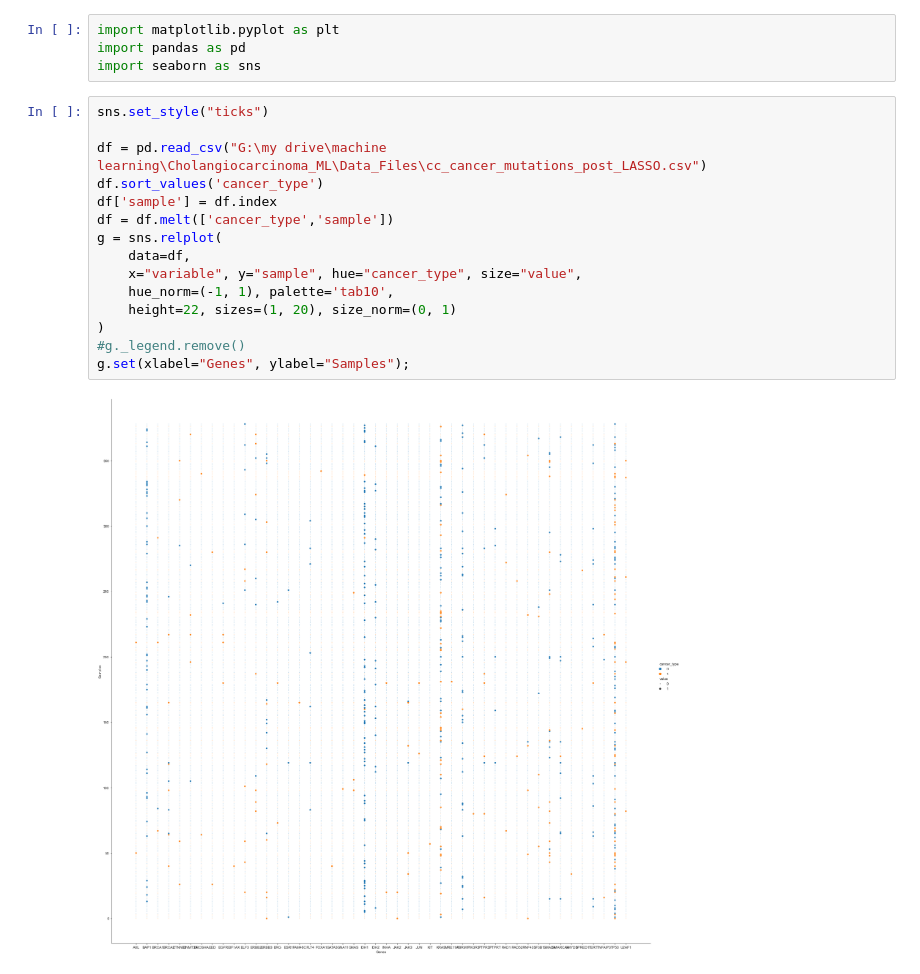
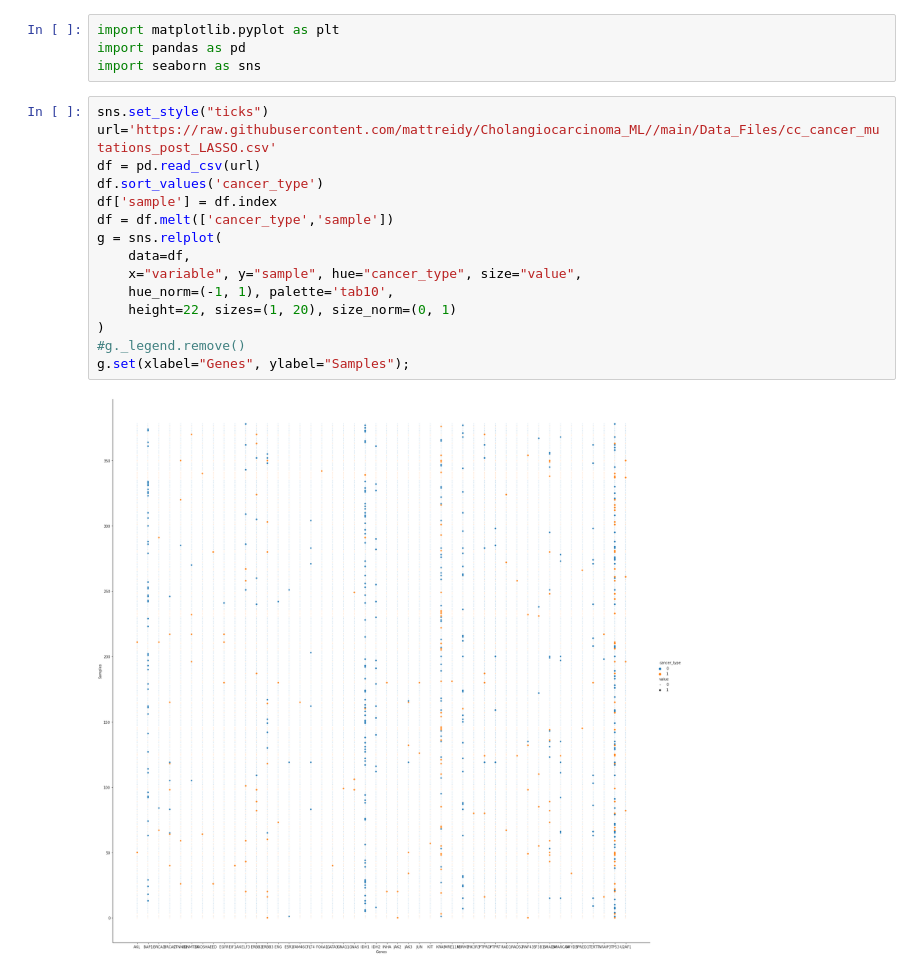
Before and after one commit to mattreidy/Cholangiocarcinoma_ML, a Jupyter notebook: Jupyter_Notebooks/ScatterPlot.ipynb, the cells around one changed output. Cells and saved outputs as stored; diff of their text form.

```diff
--- a/Jupyter_Notebooks/ScatterPlot.ipynb
+++ b/Jupyter_Notebooks/ScatterPlot.ipynb
@@ -4,18 +4,18 @@ import pandas as pd
 import seaborn as sns
 # %%
 sns.set_style("ticks")
-
-df = pd.read_csv("G:\my drive\machine learning\Cholangiocarcinoma_ML\Data_Files\cc_cancer_mutations_post_LASSO.csv")
+url='https://raw.githubusercontent.com/mattreidy/Cholangiocarcinoma_ML//main/Data_Files/cc_cancer_mutations_post_LASSO.csv'
+df = pd.read_csv(url)
 df.sort_values('cancer_type')
 df['sample'] = df.index
 df = df.melt(['cancer_type','sample'])
 g = sns.relplot(
     data=df,
     x="variable", y="sample", hue="cancer_type", size="value",
     hue_norm=(-1, 1), palette='tab10',
     height=22, sizes=(1, 20), size_norm=(0, 1)
 )
 #g._legend.remove()
 g.set(xlabel="Genes", ylabel="Samples");
 # %% [output]
-[figure, old version]
+[figure, new version]
```
Also changed, not shown: 6 other files.
